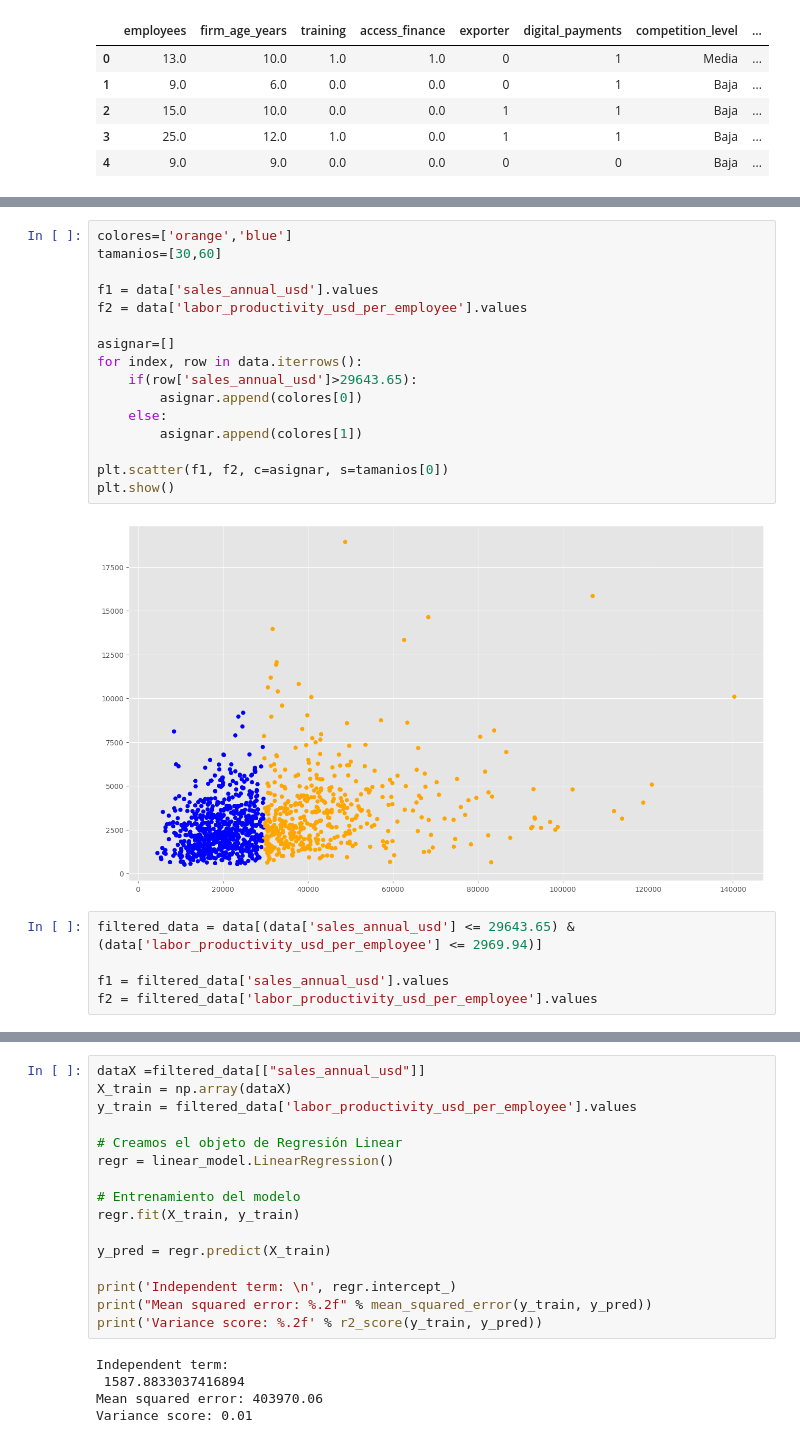
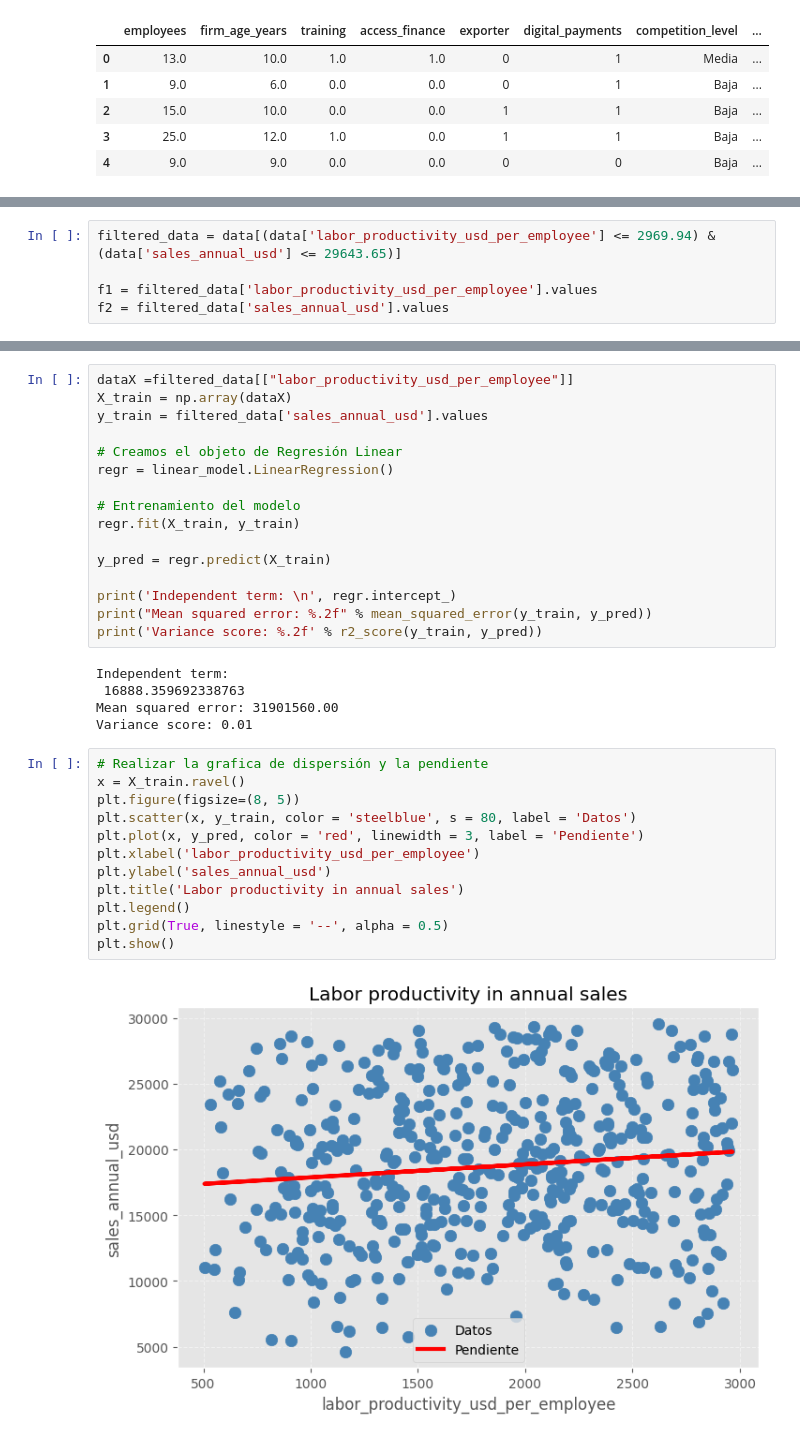
Before and after one commit to Zelio-1/Procesamiento-inteligente-de-datos_MiguelRuz, a Jupyter notebook: Practica_7/Regresion_lineal_sinteticos.ipynb, the cells around one changed output, grey strips where cells are left out. Cells and saved outputs as stored; diff of their text form.

```diff
--- a/Practica_7/Regresion_lineal_sinteticos.ipynb
+++ b/Practica_7/Regresion_lineal_sinteticos.ipynb
@@ -42,29 +42,11 @@ data.drop(['labor_productivity_usd_per_employee','sales_annual_usd'],axis=1).his
 plt.show()
 # %% [output]
 [figure]
-# %%
-colores=['orange','blue']
-tamanios=[30,60]
-
-f1 = data['sales_annual_usd'].values
-f2 = data['labor_productivity_usd_per_employee'].values
-
-asignar=[]
-for index, row in data.iterrows():
-    if(row['sales_annual_usd']>29643.65):
-        asignar.append(colores[0])
-    else:
-        asignar.append(colores[1])
-
-plt.scatter(f1, f2, c=asignar, s=tamanios[0])
-plt.show()
-# %% [output]
-[figure, removed]
 # %%
-filtered_data = data[(data['sales_annual_usd'] <= 29643.65) & (data['labor_productivity_usd_per_employee'] <= 2969.94)]
+filtered_data = data[(data['labor_productivity_usd_per_employee'] <= 2969.94) & (data['sales_annual_usd'] <= 29643.65)]
 
-f1 = filtered_data['sales_annual_usd'].values
-f2 = filtered_data['labor_productivity_usd_per_employee'].values
+f1 = filtered_data['labor_productivity_usd_per_employee'].values
+f2 = filtered_data['sales_annual_usd'].values
 # %%
 filtered_data.describe()
 # %% [output]
@@ -78,9 +60,9 @@ filtered_data.describe()
 | 75% | 13.000000 | 12.000000 | 1.000000 | 1.000000 | 0.000000 | 1.000000 | 23206.483332 | ... |
 | max | 39.000000 | 28.000000 | 1.000000 | 1.000000 | 1.000000 | 1.000000 | 29554.676322 | ... |
 # %%
-dataX =filtered_data[["sales_annual_usd"]]
+dataX =filtered_data[["labor_productivity_usd_per_employee"]]
 X_train = np.array(dataX)
-y_train = filtered_data['labor_productivity_usd_per_employee'].values
+y_train = filtered_data['sales_annual_usd'].values
 
 # Creamos el objeto de Regresión Linear
 regr = linear_model.LinearRegression()
@@ -95,6 +77,20 @@ print("Mean squared error: %.2f" % mean_squared_error(y_train, y_pred))
 print('Variance score: %.2f' % r2_score(y_train, y_pred))
 # %% [output]
 Independent term:
- 1587.8833037416894
-Mean squared error: 403970.06
+ 16888.359692338763
+Mean squared error: 31901560.00
 Variance score: 0.01
+# %%
+# Realizar la grafica de dispersión y la pendiente
+x = X_train.ravel()
+plt.figure(figsize=(8, 5))
+plt.scatter(x, y_train, color = 'steelblue', s = 80, label = 'Datos')
+plt.plot(x, y_pred, color = 'red', linewidth = 3, label = 'Pendiente')
+plt.xlabel('labor_productivity_usd_per_employee')
+plt.ylabel('sales_annual_usd')
+plt.title('Labor productivity in annual sales')
+plt.legend()
+plt.grid(True, linestyle = '--', alpha = 0.5)
+plt.show()
+# %% [output]
+[figure, added]
```
Also changed, not shown: parts of 1 cell of this notebook.
